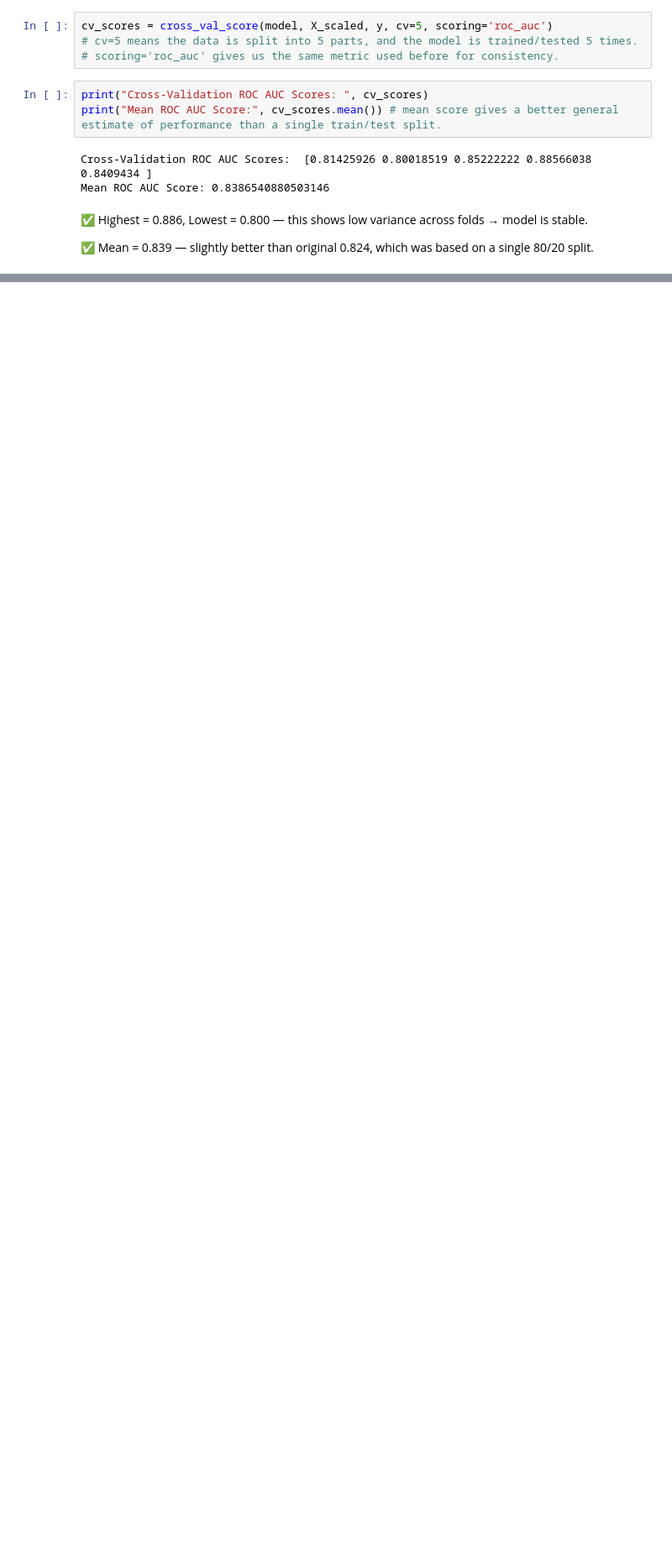
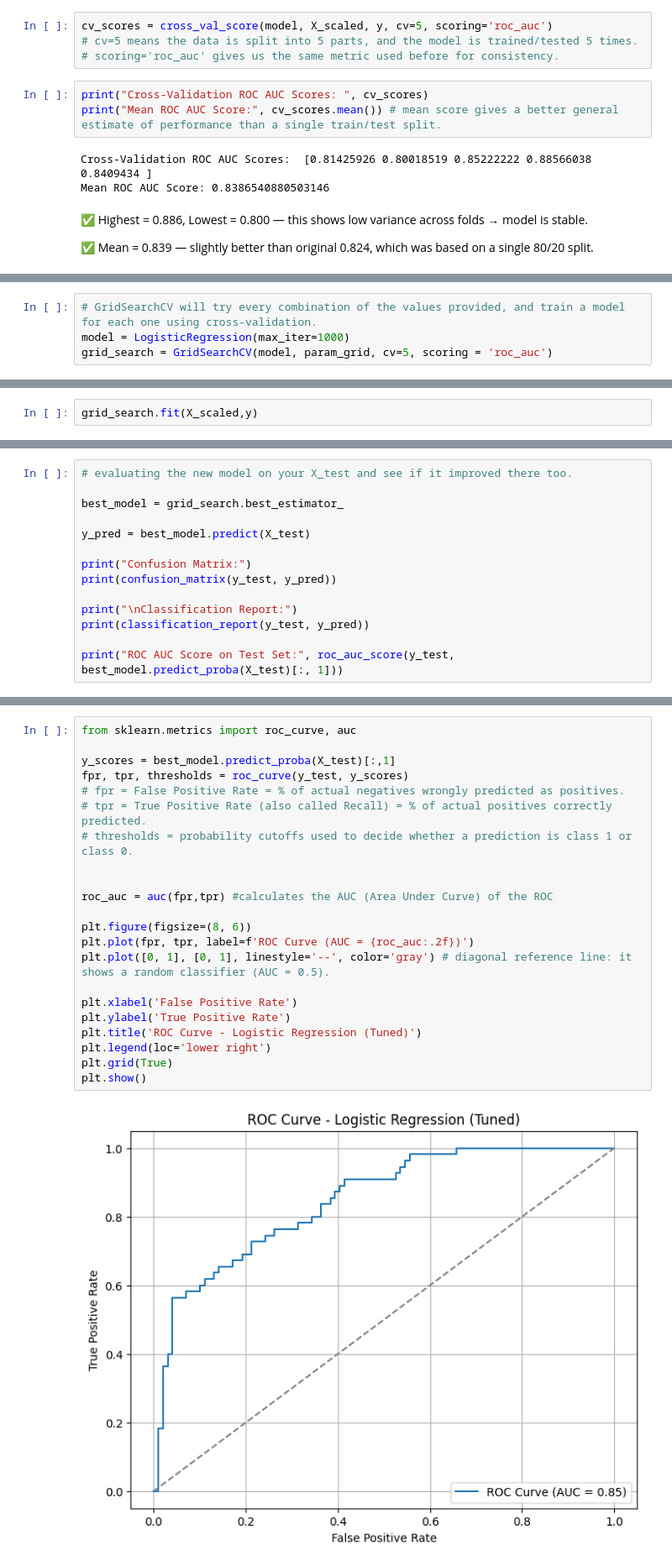
Before and after one commit to ridaouiafaf/diabetes_prediction_model, a Jupyter notebook: Diabetes_Prediction.ipynb, the cells around one changed output, grey strips where cells are left out. Shown at 84% size. Cells and saved outputs as stored; diff of their text form; blank space fills up the shorter version.

```diff
--- a/Diabetes_Prediction.ipynb
+++ b/Diabetes_Prediction.ipynb
@@ -318,0 +383,4 @@ Mean ROC AUC Score: 0.8386540880503146
+# %%
+# GridSearchCV will try every combination of the values provided, and train a model for each one using cross-validation.
+model = LogisticRegression(max_iter=1000)
+grid_search = GridSearchCV(model, param_grid, cv=5, scoring = 'roc_auc')
@@ -318,0 +397,2 @@ Mean ROC AUC Score: 0.8386540880503146
+# %%
+grid_search.fit(X_scaled,y)
@@ -318,0 +437,14 @@ Mean ROC AUC Score: 0.8386540880503146
+# %%
+# evaluating the new model on your X_test and see if it improved there too.
+
+best_model = grid_search.best_estimator_
+
+y_pred = best_model.predict(X_test)
+
+print("Confusion Matrix:")
+print(confusion_matrix(y_test, y_pred))
+
+print("\nClassification Report:")
+print(classification_report(y_test, y_pred))
+
+print("ROC AUC Score on Test Set:", roc_auc_score(y_test, best_model.predict_proba(X_test)[:, 1]))
@@ -318,0 +490,24 @@ Mean ROC AUC Score: 0.8386540880503146
+# %%
+from sklearn.metrics import roc_curve, auc
+
+y_scores = best_model.predict_proba(X_test)[:,1]
+fpr, tpr, thresholds = roc_curve(y_test, y_scores)
+# fpr = False Positive Rate = % of actual negatives wrongly predicted as positives.
+# tpr = True Positive Rate (also called Recall) = % of actual positives correctly predicted.
+# thresholds = probability cutoffs used to decide whether a prediction is class 1 or class 0.
+
+
+roc_auc = auc(fpr,tpr) #calculates the AUC (Area Under Curve) of the ROC
+
+plt.figure(figsize=(8, 6))
+plt.plot(fpr, tpr, label=f'ROC Curve (AUC = {roc_auc:.2f})')
+plt.plot([0, 1], [0, 1], linestyle='--', color='gray') # diagonal reference line: it shows a random classifier (AUC = 0.5).
+
+plt.xlabel('False Positive Rate')
+plt.ylabel('True Positive Rate')
+plt.title('ROC Curve - Logistic Regression (Tuned)')
+plt.legend(loc='lower right')
+plt.grid(True)
+plt.show()
+# %% [output]
+[figure, added]
```
Also changed, not shown: parts of 12 cells of this notebook.
